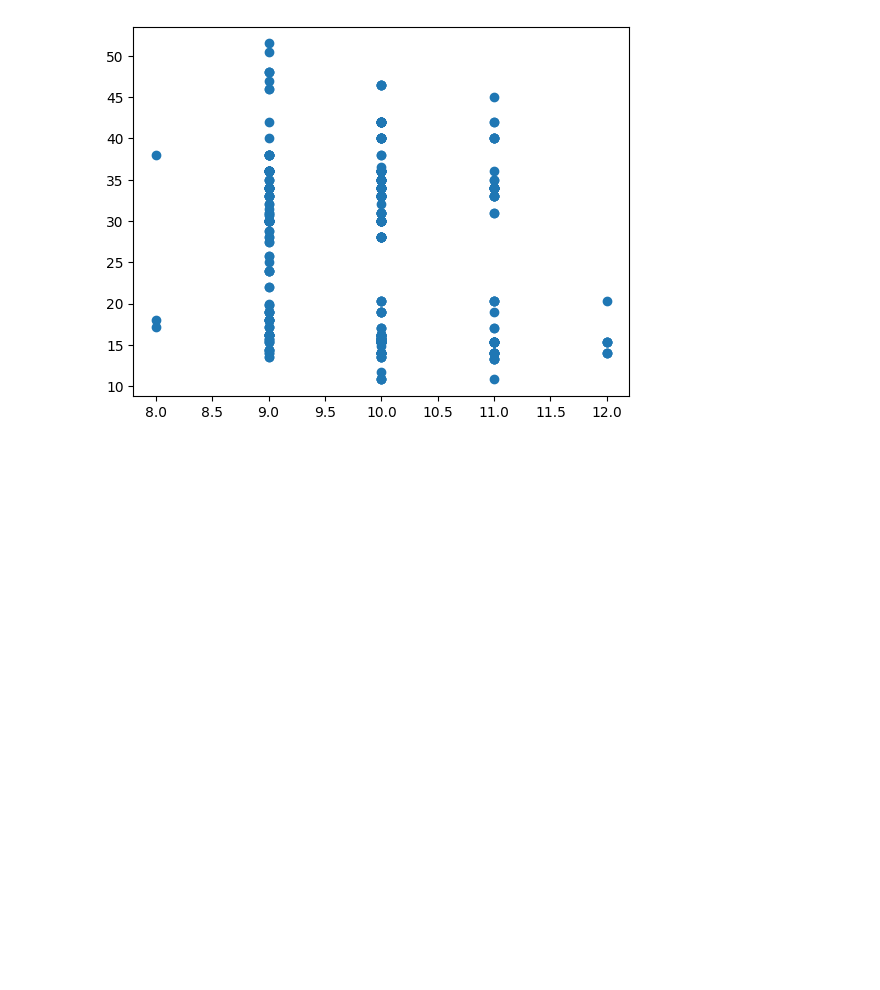
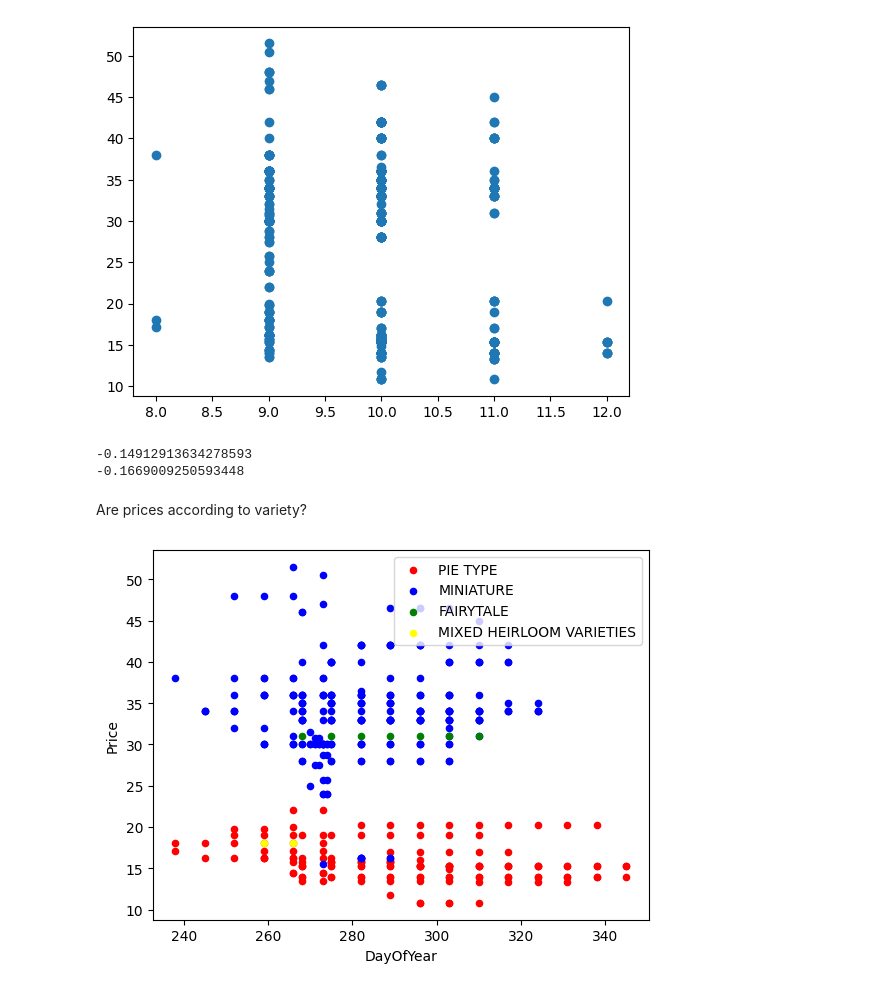
Before and after one commit to omarelwaliely/datascience, a Jupyter notebook: microsoft_beginner_ml/pumpkin_analysis/pumpkin_regression.ipynb, the cells around one changed output. Cells and saved outputs as stored; diff of their text form; code cells hidden in the pictures; blank space fills up the shorter version.

```diff
--- a/microsoft_beginner_ml/pumpkin_analysis/pumpkin_regression.ipynb
+++ b/microsoft_beginner_ml/pumpkin_analysis/pumpkin_regression.ipynb
@@ -121,3 +127,19 @@ plt.scatter('Month','Price',data=pumpkins)
 plt.show()
 # %% [output]
 [figure]
+# %%
+print(pumpkins['Month'].corr(pumpkins['Price']))
+print(pumpkins['DayOfYear'].corr(pumpkins['Price']))
+# %% [output]
+-0.14912913634278593
+-0.1669009250593448
+# %% [markdown]
+Are prices according to variety?
+# %%
+ax=None
+colors = ['red','blue','green','yellow']
+for i,var in enumerate(pumpkins['Variety'].unique()): #for all varieties plot price for days of the year
+    df = pumpkins[pumpkins['Variety']==var]
+    ax = df.plot.scatter('DayOfYear','Price',ax=ax,c=colors[i],label=var)
+# %% [output]
+[figure, added]
```
Also changed, not shown: parts of 27 cells of this notebook.
